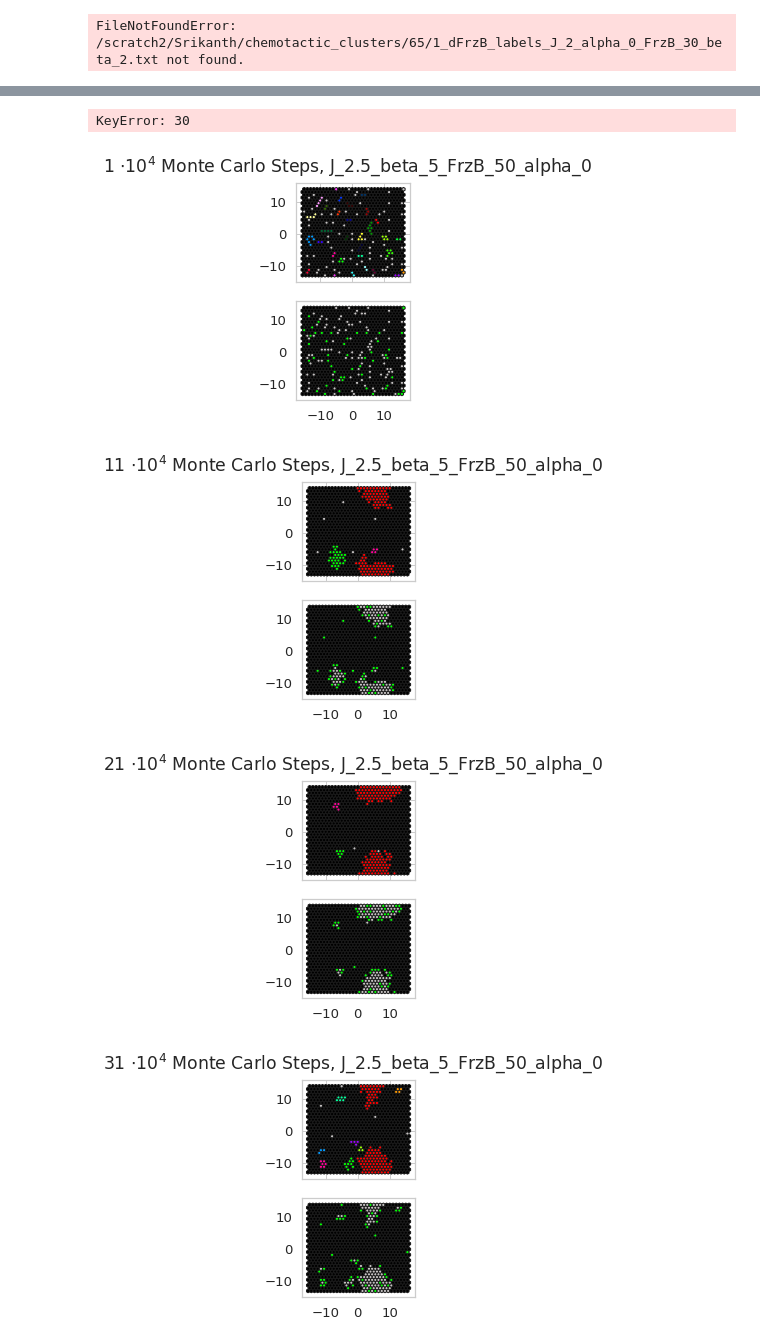
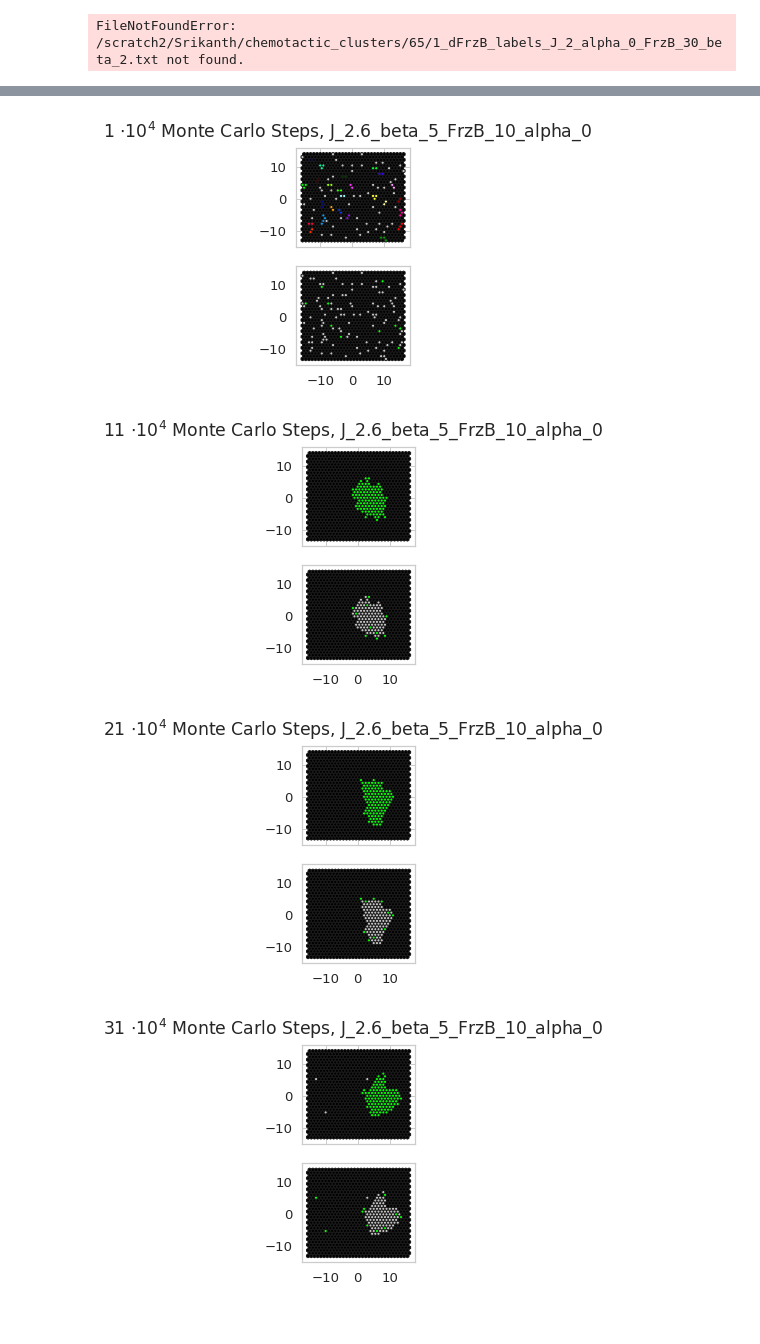
Before and after one commit to scaling-physics/frz_lattice_simulation, a Jupyter notebook: Python_analysis/plot_sweep.ipynb, the cells around one changed output, grey strips where cells are left out. Saved outputs shown, nothing was run; the diff lists cells and outputs as text; code cells hidden in the pictures.

```diff
--- a/Python_analysis/plot_sweep.ipynb
+++ b/Python_analysis/plot_sweep.ipynb
@@ -187,7 +185,7 @@ for FrzB in [30]:
 FileNotFoundError: /scratch2/Srikanth/chemotactic_clusters/65/1_dFrzB_labels_J_2_alpha_0_FrzB_30_beta_2.txt not found.
 # %%
 """
-Phase diagram calculations across FrzB
+Phase diagram calculations across FrzB with fixed J_AA and J_AB
 """
 theta = {}
 max_cluster = {}
@@ -202,18 +200,20 @@ density = 0.1
 order_parameter_mean = []
 dnum_2nd_max_cluster_mean = []
 run = 65
-params = [2,2.5,3,3.5,4]
-params1 = [2,2.5,3,3.5,4,5,6,7,8]
+# params = [2,2.5,3,3.5,4]
+# params1 = [2,2.5,3,3.5,4,5,6,7,8]
 alpha = 0
-FrzB_n = [1,10,20,30,40,50,70,80]
+# FrzB_n = [1,10,20,30,40,50,70,80]
+# FrzB_n = [1,10,40,50,60,100]
+FrzB_n = [1]
 theta_list = np.zeros(len(FrzB_n))
 max_cluster_list = np.zeros(len(FrzB_n))
 sec_max_cluster_list = np.zeros(len(FrzB_n))
 num_cluster_list = np.zeros(len(FrzB_n))
 n_cluster_list = []
 
-for J in [4]:
-    for beta in [6]:
+for J in [3]:
+    for beta in [1]:
         for FrzB in FrzB_n:
             order_parameter = 0
             one = 0
@@ -222,6 +222,8 @@ for J in [4]:
             num_cluster = []
             num_part_max_cluster = []
             num_part_2nd_max_cluster = []
+            max_cluster_time_series = np.zeros(saved_steps)
+
             for index in np.arange(1,4,1):
 
                 labels = np.loadtxt(f'/scratch2/Srikanth/chemotactic_clusters/{run}/{index}_dFrzB_labels_J_{J}_alpha_{alpha}_FrzB_{FrzB}_beta_{beta}.txt',dtype=int,skiprows=1)
@@ -244,19 +246,21 @@ for J in [4]:
                     num_part_2nd_max_cluster = np.append(num_part_2nd_max_cluster,u[1])
                     num_cluster = np.append(num_cluster,len(u[u>N/10]))
 
+
                 temp_1 = np.mean(num_part_max_cluster[480:-1:10]*2)/N
                 temp_2 = np.mean(num_part_2nd_max_cluster[480:-1:10]*2)/N
                 order_parameter += temp_1*temp_2
                 one += temp_1
                 two += temp_2
                 clusters += np.mean(num_cluster[480:-1:10])
-
+                max_cluster_time_series += num_part_max_cluster
             theta_list[FrzB_n.index(FrzB)] = order_parameter/3
             max_cluster_list[FrzB_n.index(FrzB)] = one/3
             sec_max_cluster_list[FrzB_n.index(FrzB)] = two/3
             num_cluster_list[FrzB_n.index(FrzB)] = clusters/3
             n_cluster_list = np.append(n_cluster_list,clusters/3)
-            print(J,beta,num_cluster_list[FrzB_n.index(FrzB)])
+            max_cluster_time_series = max_cluster_time_series/3
+            print(J,beta,max_cluster_list[FrzB_n.index(FrzB)])
     theta[FrzB] = theta_list
     max_cluster[FrzB] = max_cluster_list
     two_max_cluster[FrzB] = sec_max_cluster_list
@@ -397,8 +393,6 @@ axs[3].grid(False)
 
 plt.savefig(f'/scratch2/Srikanth/chemotactic_clusters/{run}/Order_parameter_beta_J.pdf')
 # plt.show()
-# %% [output]
-KeyError: 30
 # %%
 FrzB_num = np.arange(20,220,20)
 fig, axs = plt.subplots()
@@ -413,21 +407,21 @@ plt.savefig(f'/scratch2/Srikanth/chemotactic_clusters/{run}/Order_parameter_FrzB
 # %%
 pip install --upgrade matplotlib
 # %%
-# Plot different
+# Visualizing the particles on a 2D Hexagonal Lattice
 
 color_scale=[[0,0,1],[0,1,0],[1,0,0],[1,0,0.6],[1,0.6,0],[0.6,1,0],[0,1,0.6],[0,0.6,1],[0.6,0,1],[1,1,0.6],[1,0.6,1],[0.6,1,1],[0,0,0.6],[0,0.6,0],[0.6,0,0],
              [0,0,0.2],[0,0.2,0],[0.2,0,0],[1,0,0.2],[1,0.2,0],[0.2,1,0],[0,1,0.2],[0,0.2,1],[0.2,0,1],[1,1,0.2],[1,0.2,1],[0.2,1,1],
              [0,0.4,0.2],[0,0.2,0.4],[0.2,0.4,0],[0.4,0,0.2],[0.4,0.2,0],[0.2,0.4,0],[0.4,0.4,0.2],[0.4,0.2,0.4],[0.2,0.4,0.4],[0.4,1,0.2],[0.4,0.2,1],[0.2,1,0.4]]
 alpha = 0
 density = 0.1
-run = 65
+run = 100
 off = 0.03
 # Frz_list= [5,10,15,20,25,30,35,40]
 # Frz_list = [20,40,60,80,100,120,140,160,180]
-for index in [1]:
-    for J in [2.5]:
+for index in [2]:
+    for J in [2.6]:
         for beta in [5]:
-            for FrzB in [50]:
+            for FrzB in [10]:
 
                 labels = np.loadtxt(f'/scratch2/Srikanth/chemotactic_clusters/{run}/{index}_dFrzB_labels_J_{J}_alpha_{alpha}_FrzB_{FrzB}_beta_{beta}.txt',dtype=int,skiprows=1)
                 Frz = np.loadtxt(f'/scratch2/Srikanth/chemotactic_clusters/{run}/{index}_dFrzB_flags_J_{J}_alpha_{alpha}_FrzB_{FrzB}_beta_{beta}.txt',dtype=int,skiprows=1)
@@ -474,34 +468,34 @@ for index in [1]:
 
 
                     hex_centers, axs[1] = hex.create_hex_grid(nx= int(Nx),ny=int(Ny), face_color=colors_Frz,do_plot=True,h_ax=axs[1])
 
                     axs[1].grid(False)
 
 
                     plt.savefig(f'/scratch2/Srikanth/chemotactic_clusters/{run}/{index}_dFrzB_labels_J_{J}_alpha_{alpha}_FrzB_{FrzB}_beta_{beta}/Frz_B_{step}.jpg')
                     plt.show()
 
             # Directory containing the input images
                 input_dir = f'/scratch2/Srikanth/chemotactic_clusters/{run}/{index}_dFrzB_labels_J_{J}_alpha_{alpha}_FrzB_{FrzB}_beta_{beta}'
 
                 # Get a list of all image file names in the directory
                 image_files = natsorted([f for f in os.listdir(input_dir) if f.endswith('.jpg') or f.endswith('.png')])
 
                 # Create a list to hold the image data
                 image_data = []
 
                 # Iterate through the input images and read them
                 for image_file in image_files:
                     image_path = os.path.join(input_dir, image_file)
                     image = imageio.imread(image_path)
                     image_data.append(image)
 
                 # Save the image data as a GIF
                 output_path = input_dir+'/output.gif'  # Output GIF file name
                 fps = 5 # Frames per second for the output GIF
                 imageio.mimsave(output_path, image_data, fps=fps)
 # %% [output]
-[figure, old version]
+[figure, new version]
-[figure, old version]
+[figure, new version]
-[figure, old version]
+[figure, new version]
-[figure, old version]
+[figure, new version]
```
Also changed, not shown: parts of 7 cells of this notebook, 3 other files.
